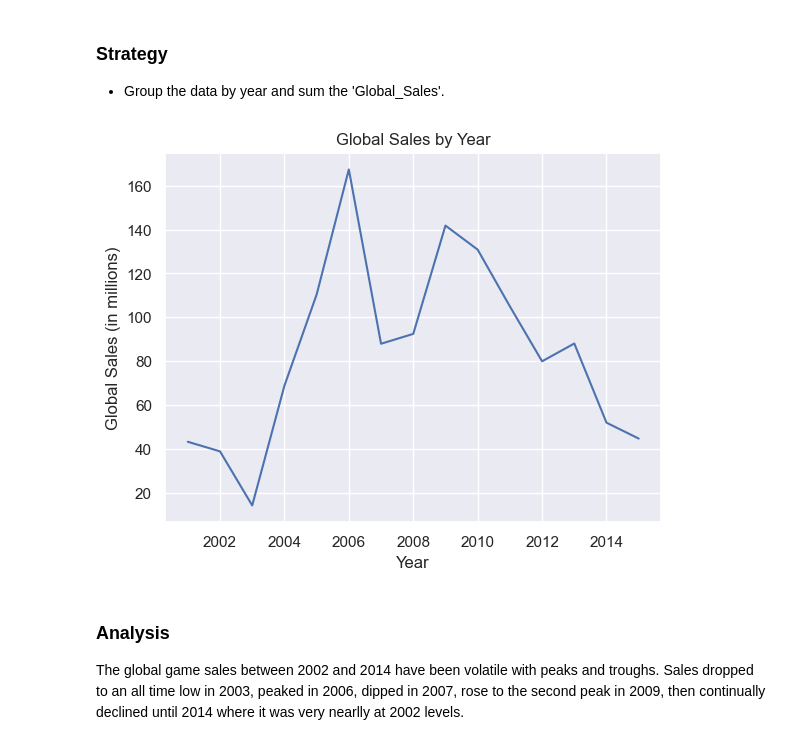
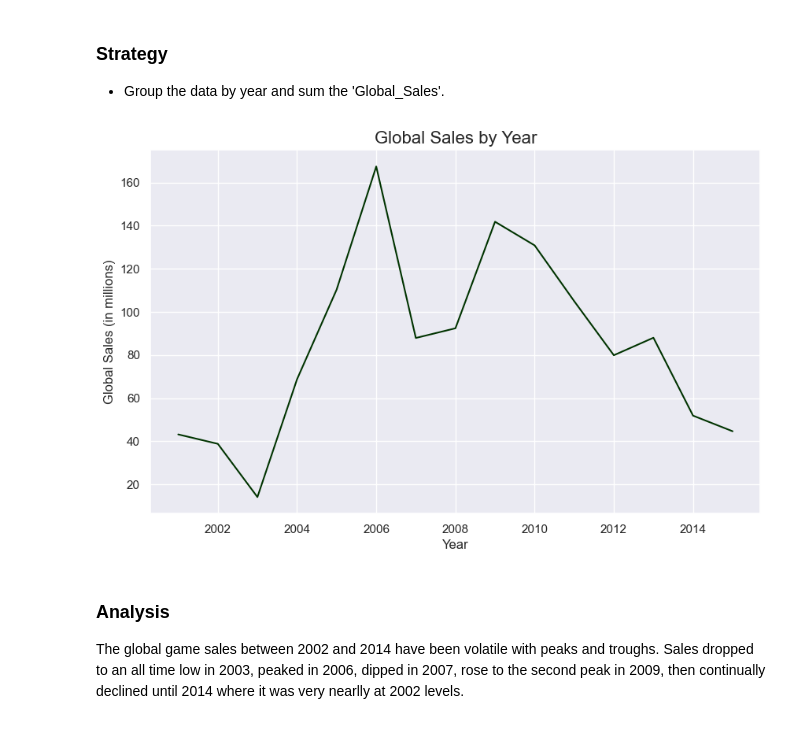
Before and after one commit to dtoshm/data_project_six, a Jupyter notebook: game_sales_analysis.ipynb, the cells around one changed output. Drawn from its saved outputs; the diff is of its cells as text; code cells hidden in the pictures.

Commit message:
0.8.3 - Question 2 Styles
Wow! The location for figsize sure is sensitive on line graphs haha Couldn't figure out why it was making a second graph for the longest time.

```diff
--- a/game_sales_analysis.ipynb
+++ b/game_sales_analysis.ipynb
@@ -56,13 +56,14 @@ Global Sales by Year: Create a line chart to show the total global sales for eac
 # %%
 sales_by_year = games.groupby('Year')['Global_Sales'].sum().reset_index()
 
-plt.plot(sales_by_year['Year'], sales_by_year['Global_Sales'])
-plt.title('Global Sales by Year')
-plt.xlabel('Year')
-plt.ylabel('Global Sales (in millions)')
+plt.figure(figsize=(10, 6))
+plt.plot(sales_by_year['Year'], sales_by_year['Global_Sales'], color='#003300')
+plt.title('Global Sales by Year', fontsize=16)
+plt.xlabel('Year', fontsize=12)
+plt.ylabel('Global Sales (in millions)', fontsize=12)
 plt.show()
 # %% [output]
-[figure, old version]
+[figure, new version]
 # %% [markdown]
 ### Analysis
 The global game sales between 2002 and 2014 have been volatile with peaks and troughs. Sales dropped to an all time low in 2003, peaked in 2006, dipped in 2007, rose to the second peak in 2009, then continually declined until 2014 where it was very nearlly at 2002 levels.
```
Also changed, not shown: parts of 1 cell of this notebook.
